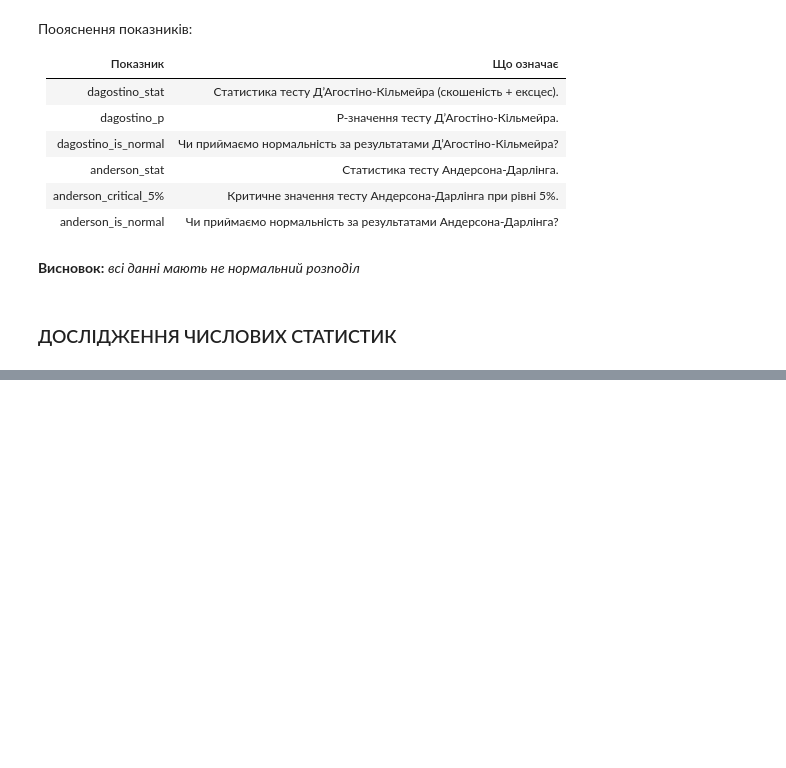
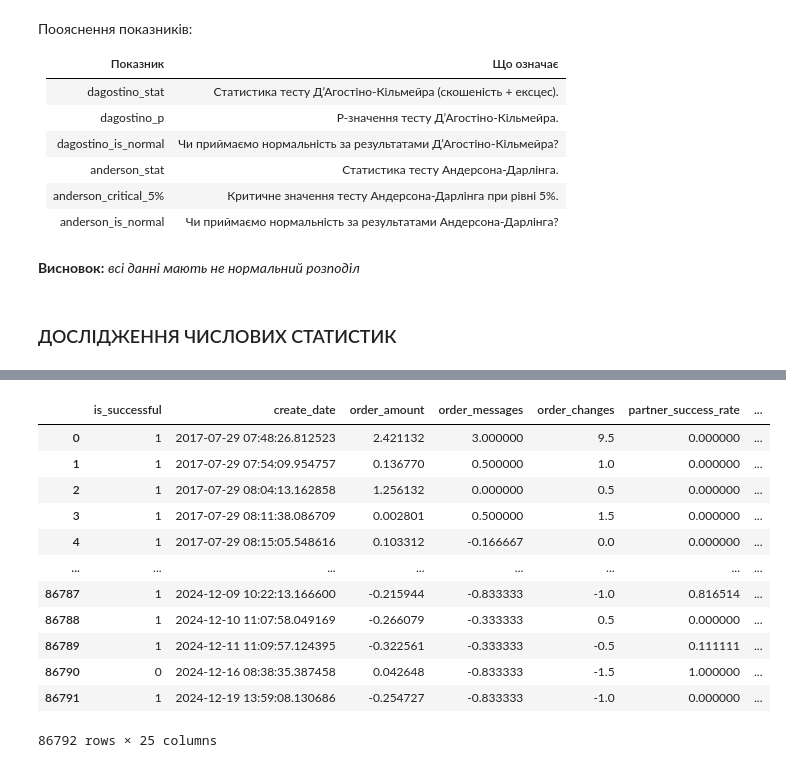
Before and after one commit to SerhiiMiroshnychenko/ScientificCalculations, a Jupyter notebook: PaperS/Paper1/DATA-PREPROCESSING.ipynb, the cells around one changed output, grey strips where cells are left out. Cells and saved outputs as stored; diff of their text form; code cells hidden in the pictures; blank space fills up the shorter version.

```diff
--- a/PaperS/Paper1/DATA-PREPROCESSING.ipynb
+++ b/PaperS/Paper1/DATA-PREPROCESSING.ipynb
@@ -145,0 +186,20 @@ statistic = numeric_statistic(data)
+# %%
+# Список колонок, які потрібно масштабувати
+columns_to_scale = [
+    'order_amount',
+    'order_messages',
+    'order_changes',
+    'partner_total_orders',
+    'partner_order_age_days',
+    'partner_avg_amount',
+    'partner_success_avg_amount',
+    'partner_fail_avg_amount',
+    'partner_total_messages',
+    'partner_success_avg_messages',
+    'partner_fail_avg_messages',
+    'partner_avg_changes',
+    'partner_success_avg_changes',
+    'partner_fail_avg_changes',
+    'order_lines_count',
+    'discount_total'
+]
@@ -145,0 +208,28 @@ statistic = numeric_statistic(data)
+# %%
+# Ініціалізуємо RobustScaler
+scaler = RobustScaler()
+
+# Масштабуємо тільки числові дані
+scaled_array = scaler.fit_transform(data[columns_to_scale])
+# %%
+# Перетворюємо назад у DataFrame
+scaled_df = pd.DataFrame(scaled_array, columns=[col for col in columns_to_scale])
+# %%
+# Замінюємо оригінальні колонки в data масштабованими значеннями
+data[columns_to_scale] = scaled_df[columns_to_scale]
+# %%
+data
+# %% [output]
+|  | is_successful | create_date | order_amount | order_messages | order_changes | partner_success_rate | ... |
+| 0 | 1 | 2017-07-29 07:48:26.812523 | 2.421132 | 3.000000 | 9.5 | 0.000000 | ... |
+| 1 | 1 | 2017-07-29 07:54:09.954757 | 0.136770 | 0.500000 | 1.0 | 0.000000 | ... |
+| 2 | 1 | 2017-07-29 08:04:13.162858 | 1.256132 | 0.000000 | 0.5 | 0.000000 | ... |
+| 3 | 1 | 2017-07-29 08:11:38.086709 | 0.002801 | 0.500000 | 1.5 | 0.000000 | ... |
+| 4 | 1 | 2017-07-29 08:15:05.548616 | 0.103312 | -0.166667 | 0.0 | 0.000000 | ... |
+| ... | ... | ... | ... | ... | ... | ... | ... |
+| 86787 | 1 | 2024-12-09 10:22:13.166600 | -0.215944 | -0.833333 | -1.0 | 0.816514 | ... |
+| 86788 | 1 | 2024-12-10 11:07:58.049169 | -0.266079 | -0.333333 | 0.5 | 0.000000 | ... |
+| 86789 | 1 | 2024-12-11 11:09:57.124395 | -0.322561 | -0.333333 | -0.5 | 0.111111 | ... |
+| 86790 | 0 | 2024-12-16 08:38:35.387458 | 0.042648 | -0.833333 | -1.5 | 1.000000 | ... |
+| 86791 | 1 | 2024-12-19 13:59:08.130686 | -0.254727 | -0.833333 | -1.0 | 0.000000 | ... |
+86792 rows × 25 columns
```
Also changed, not shown: parts of 10 cells of this notebook.
